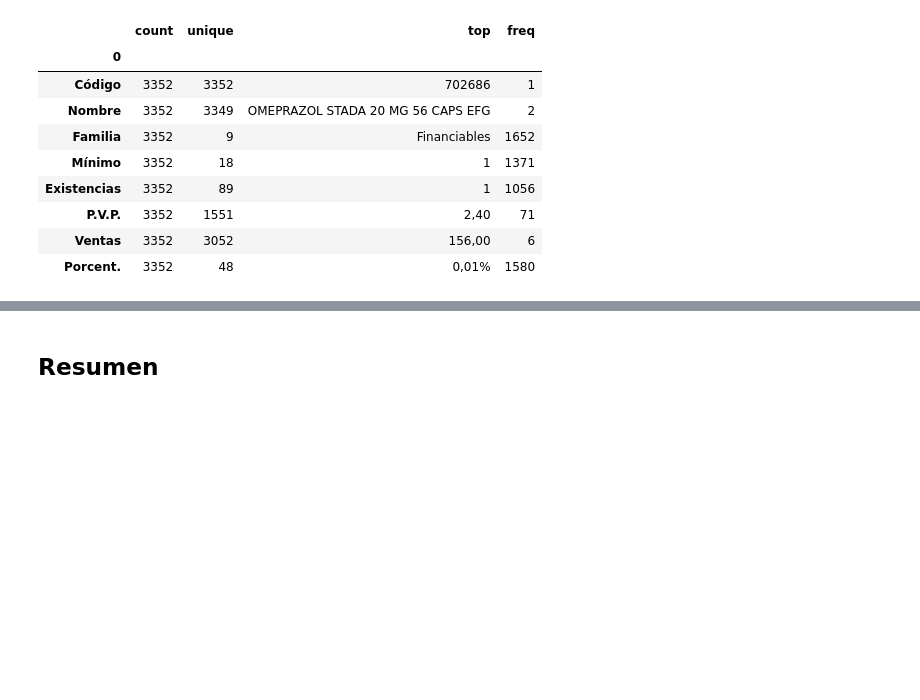
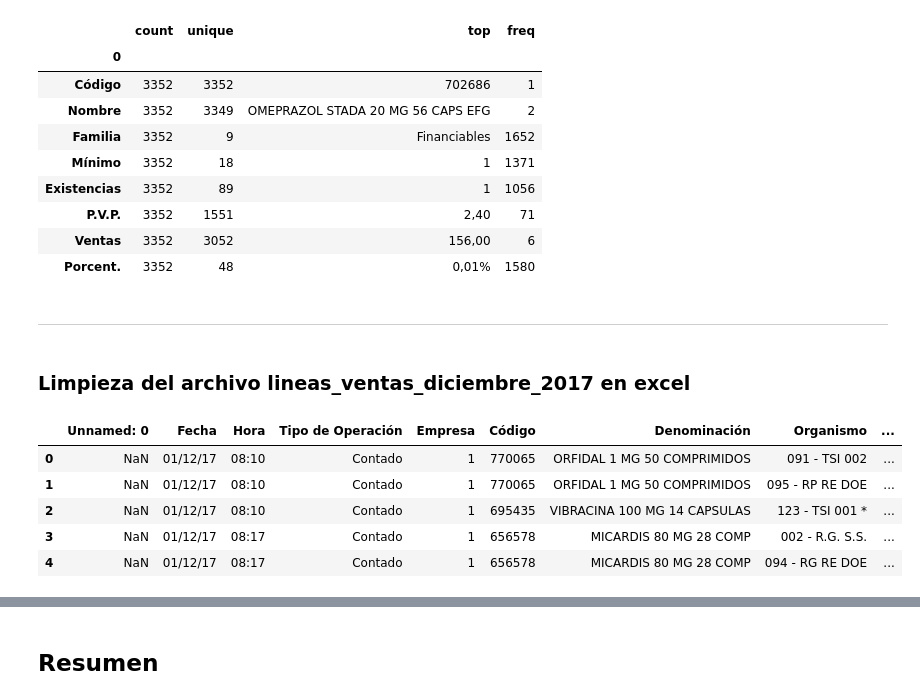
Before and after one commit to Blanca95/Final_proyect_SME_real_case, a Jupyter notebook: notebook/1_ETL.ipynb, the cells around one changed output, grey strips where cells are left out. Drawn from its saved outputs; the diff is of its cells as text; code cells hidden in the pictures; blank space fills up the shorter version.

```diff
--- a/notebook/1_ETL.ipynb
+++ b/notebook/1_ETL.ipynb
@@ -103,3 +110,7 @@ df.describe().T
 | P.V.P. | 3352 | 1551 | 2,40 | 71 |
 | Ventas | 3352 | 3052 | 156,00 | 6 |
 | Porcent. | 3352 | 48 | 0,01% | 1580 |
+# %% [markdown]
+---
+# %% [markdown]
+### Limpieza del archivo lineas_ventas_diciembre_2017 en excel
@@ -105,0 +119,9 @@ df.describe().T
+# %%
+dic_17.head(5)
+# %% [output]
+|  | Unnamed: 0 | Fecha | Hora | Tipo de Operación | Empresa | Código | Denominación | Organismo | ... |
+| 0 | NaN | 01/12/17 | 08:10 | Contado | 1 | 770065 | ORFIDAL 1 MG 50 COMPRIMIDOS | 091 - TSI 002 | ... |
+| 1 | NaN | 01/12/17 | 08:10 | Contado | 1 | 770065 | ORFIDAL 1 MG 50 COMPRIMIDOS | 095 - RP RE DOE | ... |
+| 2 | NaN | 01/12/17 | 08:10 | Contado | 1 | 695435 | VIBRACINA 100 MG 14 CAPSULAS | 123 - TSI 001 * | ... |
+| 3 | NaN | 01/12/17 | 08:17 | Contado | 1 | 656578 | MICARDIS 80 MG 28 COMP | 002 - R.G. S.S. | ... |
+| 4 | NaN | 01/12/17 | 08:17 | Contado | 1 | 656578 | MICARDIS 80 MG 28 COMP | 094 - RG RE DOE | ... |
```
Also changed, not shown: parts of 12 cells of this notebook, 9 other files.
